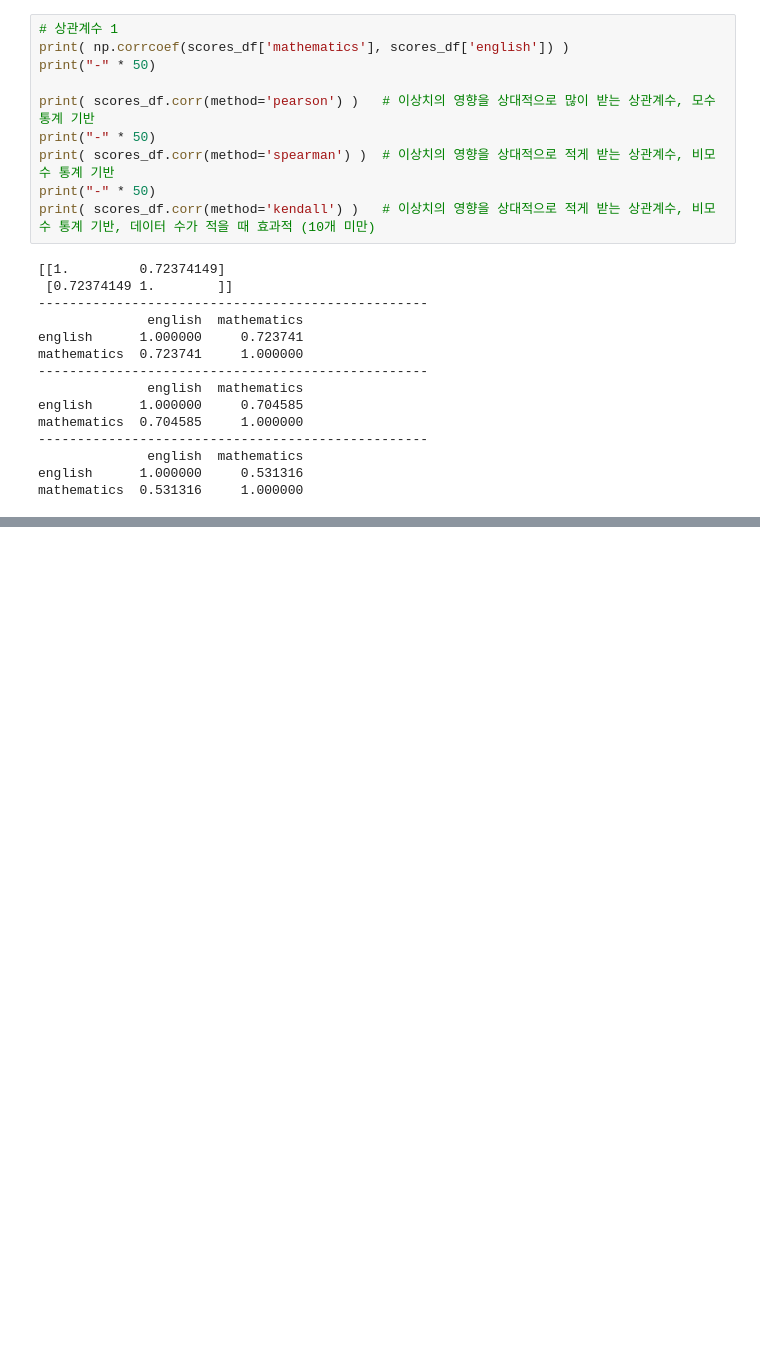
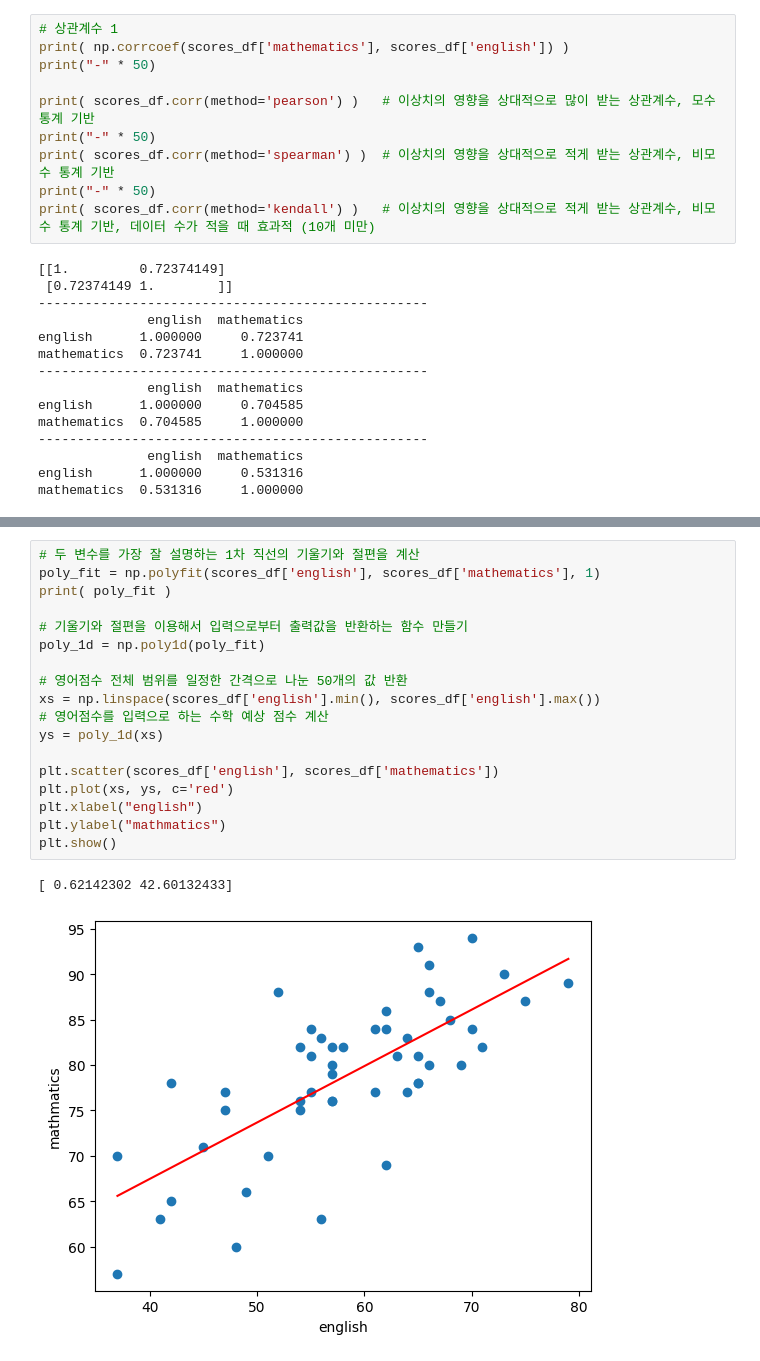
Before and after one commit to shared-repo/human-da5, a Jupyter notebook: workspace/data-analysis/b_example.ipynb, the cells around one changed output, grey strips where cells are left out. Cells and saved outputs as stored; diff of their text form; blank space fills up the shorter version.

```diff
--- a/workspace/data-analysis/b_example.ipynb
+++ b/workspace/data-analysis/b_example.ipynb
@@ -156,0 +168,21 @@ print( kendalltau(scores_df['mathematics'], scores_df['english']) )
+# %%
+# 두 변수를 가장 잘 설명하는 1차 직선의 기울기와 절편을 계산
+poly_fit = np.polyfit(scores_df['english'], scores_df['mathematics'], 1)
+print( poly_fit )
+
+# 기울기와 절편을 이용해서 입력으로부터 출력값을 반환하는 함수 만들기
+poly_1d = np.poly1d(poly_fit)
+
+# 영어점수 전체 범위를 일정한 간격으로 나눈 50개의 값 반환
+xs = np.linspace(scores_df['english'].min(), scores_df['english'].max())
+# 영어점수를 입력으로 하는 수학 예상 점수 계산
+ys = poly_1d(xs)
+
+plt.scatter(scores_df['english'], scores_df['mathematics'])
+plt.plot(xs, ys, c='red')
+plt.xlabel("english")
+plt.ylabel("mathmatics")
+plt.show()
+# %% [output]
+[ 0.62142302 42.60132433]
+[figure, added]
```
Also changed, not shown: parts of 2 cells of this notebook.
